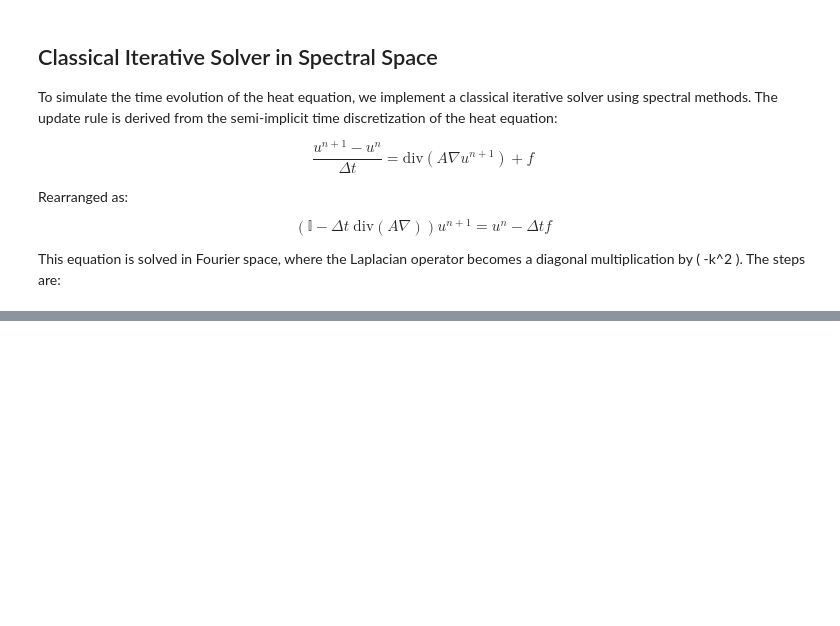
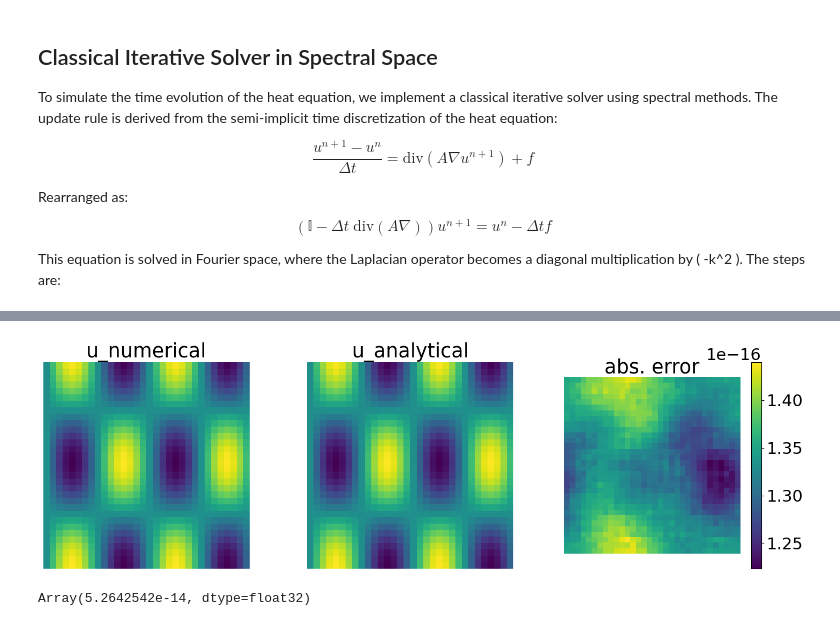
Before and after one commit to Giacomo-Antonioli/QPDE, a Jupyter notebook: DiffusionPDE_spectral.ipynb, the cells around one changed output, grey strips where cells are left out. Drawn from its saved outputs; the diff is of its cells as text; code cells hidden in the pictures; blank space fills up the shorter version.

```diff
--- a/DiffusionPDE_spectral.ipynb
+++ b/DiffusionPDE_spectral.ipynb
@@ -223,0 +215,25 @@ plt.colorbar()
+# %%
+plt.figure(figsize=(18, 5))
+plt.rcParams.update({'font.size': 22})
+plt.subplot(1, 3, 1)
+plt.imshow(u_FG.real, extent=[x_lb, x_rb, y_lb, y_ub], origin='lower')
+plt.axis('off')
+plt.title("u_numerical")
+plt.subplot(1, 3, 2)
+plt.imshow(u_spec.real, extent=[x_lb, x_rb, y_lb, y_ub], origin='lower')
+plt.axis('off')
+plt.title("u_analytical")
+plt.subplot(1, 3, 3)
+plt.imshow(abs(u_spec-u_FG), extent=[x_lb, x_rb, y_lb, y_ub], origin='lower')
+plt.title("abs. error")
+plt.colorbar()
+plt.axis('off')
+plt.savefig("Heat2D_num.png", bbox_inches='tight')
+#plt.savefig("Diffusion2D_num.png", bbox_inches='tight')
+# %% [output]
+[figure, added]
+# %%
+error = jnp.linalg.norm(u_spec - u_FG)/jnp.linalg.norm(u_FG)
+error
+# %% [output]
+Array(5.2642542e-14, dtype=float32)
```
Also changed, not shown: parts of 5 cells of this notebook, 1 other file.
